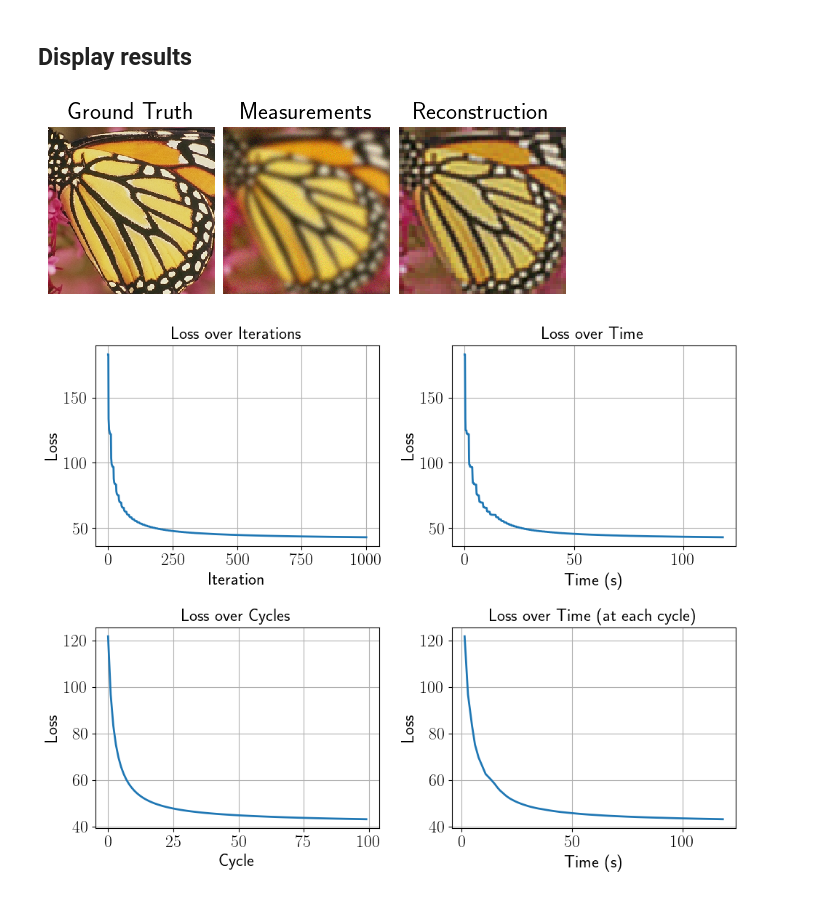
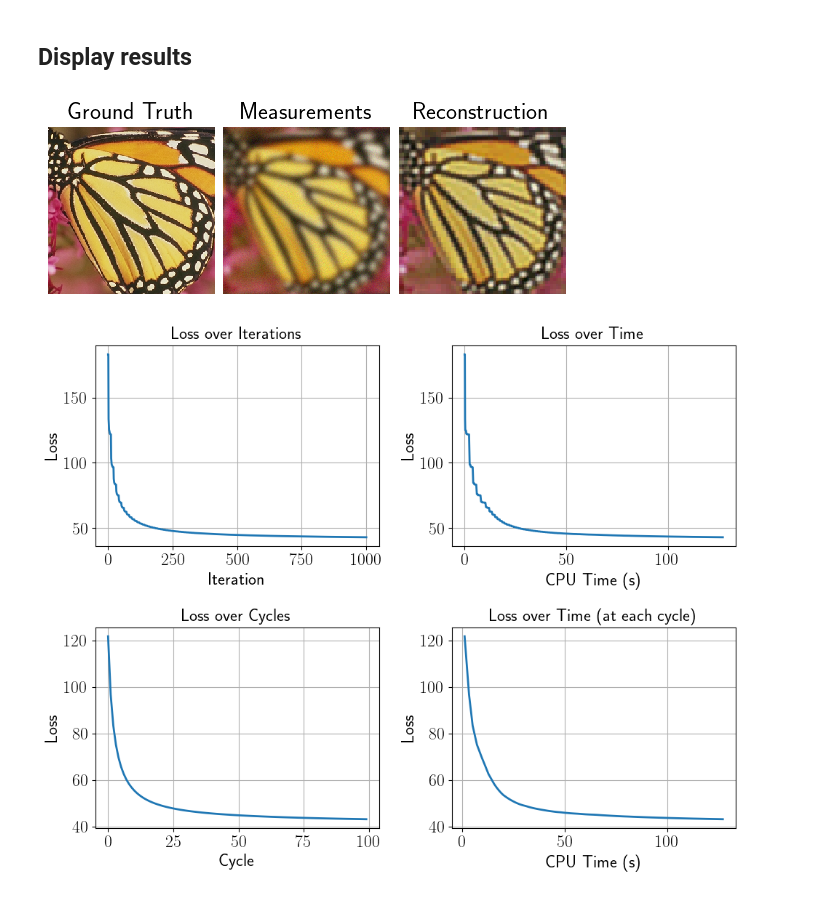
Before and after one commit to EdgarDesainteMareville/WaveletBlockCoordinateDescent, a Jupyter notebook: demo.ipynb, the cells around one changed output. Cells and saved outputs as stored; diff of their text form; code cells hidden in the pictures.

Commit message:
Solved time computation problem

```diff
--- a/demo.ipynb
+++ b/demo.ipynb
@@ -93,33 +93,33 @@ fig, axes = plt.subplots(2, 2, figsize=(10, 8))
 # 1. Loss over iterations
 axes[0, 0].plot(loss)
 axes[0, 0].set_xlabel('Iteration')
 axes[0, 0].set_ylabel('Loss')
 axes[0, 0].set_title('Loss over Iterations')
 axes[0, 0].grid()
 
 # 2. Loss over time
 axes[0, 1].plot(times, loss)
-axes[0, 1].set_xlabel('Time (s)')
+axes[0, 1].set_xlabel('CPU Time (s)')
 axes[0, 1].set_ylabel('Loss')
 axes[0, 1].set_title('Loss over Time')
 axes[0, 1].grid()
 
 # 3. Loss over cycles
 axes[1, 0].plot(loss_cycles)
 axes[1, 0].set_xlabel('Cycle')
 axes[1, 0].set_ylabel('Loss')
 axes[1, 0].set_title('Loss over Cycles')
 axes[1, 0].grid()
 
 # 4. Loss over time at each cycle
 axes[1, 1].plot(time_cycles, loss_cycles)
-axes[1, 1].set_xlabel('Time (s)')
+axes[1, 1].set_xlabel('CPU Time (s)')
 axes[1, 1].set_ylabel('Loss')
 axes[1, 1].set_title('Loss over Time (at each cycle)')
 axes[1, 1].grid()
 
 plt.tight_layout()
 plt.show()
 # %% [output]
 [figure]
-[figure, old version]
+[figure, new version]
```
Also changed, not shown: parts of 1 cell of this notebook, 1 other file.
